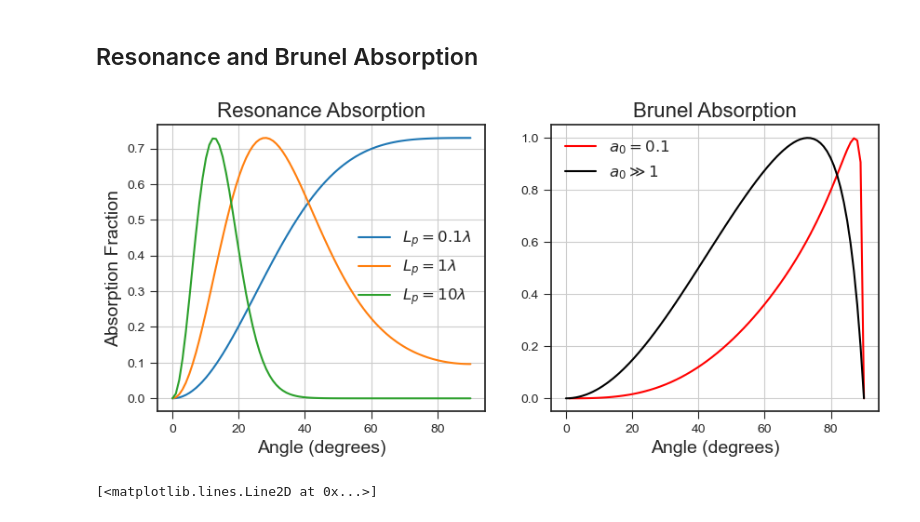
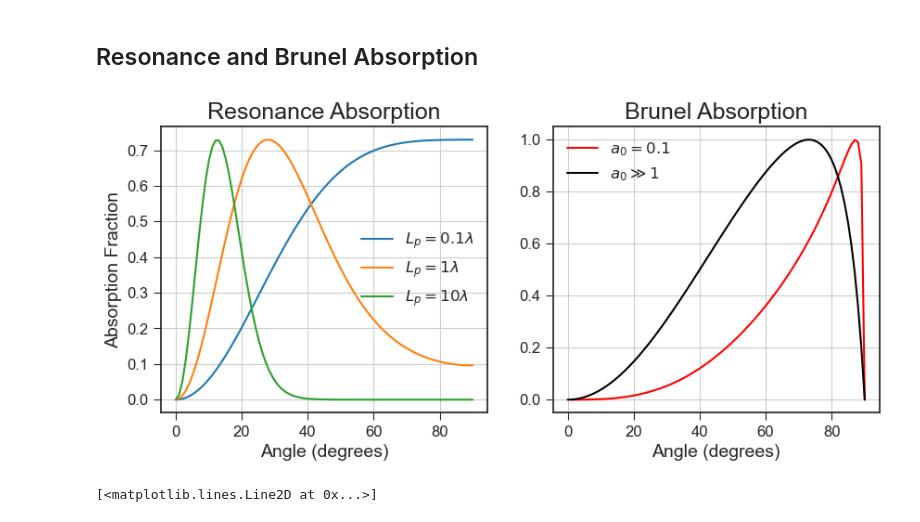
Before and after one commit to ronak-n-desai/ronak-desai-dissertation, a Jupyter notebook: planning/Thesis_Figs.ipynb, the cells around one changed output. Drawn from its saved outputs; the diff is of its cells as text; code cells hidden in the pictures.

```diff
--- a/planning/Thesis_Figs.ipynb
+++ b/planning/Thesis_Figs.ipynb
@@ -52,37 +52,39 @@ def eta2(theta):
     return 4 * np.pi * alpha / (np.pi + alpha)**2
 
 def eta1(theta):
     a0 = .3
     alpha = np.sin(theta)**3 / np.cos(theta)
     beta = a0 * alpha / (2 * np.pi)
     f = (np.sqrt(1 + 8*beta) - 1) / (2 * beta)
     return a0 / (2 * np.pi) * f**3 * alpha
 
 λ = 0.8
 k = 2 * np.pi / λ
 theta = np.linspace(0, np.pi/2, 90)
 l = np.linspace(0, 2*λ, 1000)
 
 fig, ax = plt.subplots(figsize=(10, 4), ncols=2)
 ax[0].grid(True)
 ax[0].plot(theta*180/np.pi, fa(k, theta, 0.1*λ), label='$L_p = 0.1 \lambda$')
 ax[0].plot(theta*180/np.pi, fa(k, theta, 1*λ), label='$L_p = 1 \lambda$')
 ax[0].plot(theta*180/np.pi, fa(k, theta, 10*λ), label='$L_p = 10 \lambda$')
 ax[0].set_xlabel('Angle (degrees)', fontsize=14)
 ax[0].set_ylabel('Absorption Fraction', fontsize=14)
-ax[0].set_title('Resonance Absorption', fontsize=16)
+ax[0].set_title('Resonance Absorption', fontsize=18)
 ax[0].legend(fontsize=12)
 ax[1].grid(True)
 ax[1].plot(theta*180/np.pi, eta1(theta), label='$a_0 = 0.1$', color='red')
 ax[1].plot(theta*180/np.pi, eta2(theta), label='$a_0 \gg 1$', color='k')
 ax[1].legend(fontsize=12)
-ax[1].set_title('Brunel Absorption', fontsize=16)
+ax[1].set_title('Brunel Absorption', fontsize=18)
 ax[1].set_xlabel('Angle (degrees)', fontsize=14)
 #ax[1].set_ylabel('Absorption Fraction', fontsize=14)
 ax[1].legend(fontsize=12)
-fig.savefig('images/absorption.png', dpi=300)
+ax[0].tick_params(axis='both', which='major', labelsize=12)
+ax[1].tick_params(axis='both', which='major', labelsize=12)
+fig.savefig('images/absorption.png', bbox_inches='tight',  dpi=300)
 # %% [output]
-[figure, old version]
+[figure, new version]
 # %%
 def trans(theta, n):
     alpha = np.sqrt(1 - np.sin(theta)**2 / n**2) / np.cos(theta)
```
Also changed, not shown: parts of 1 cell of this notebook, 30 other files.
